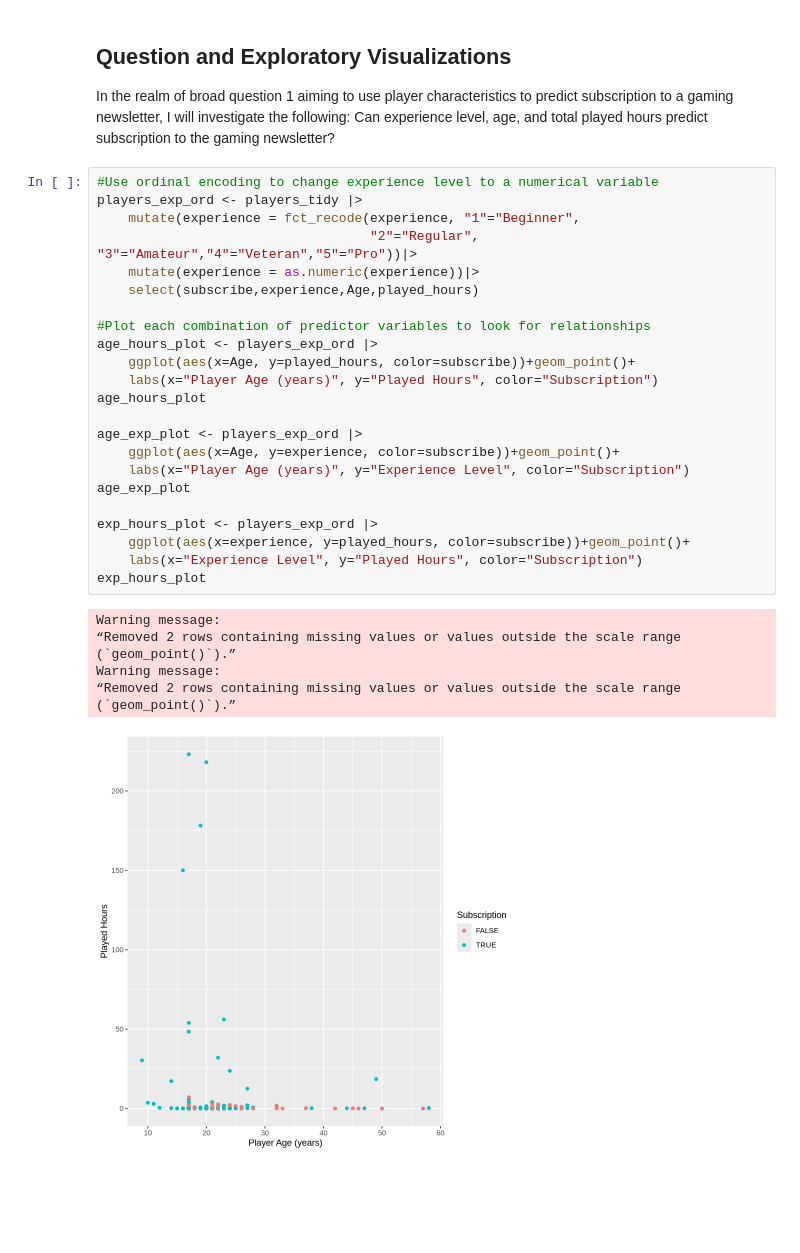
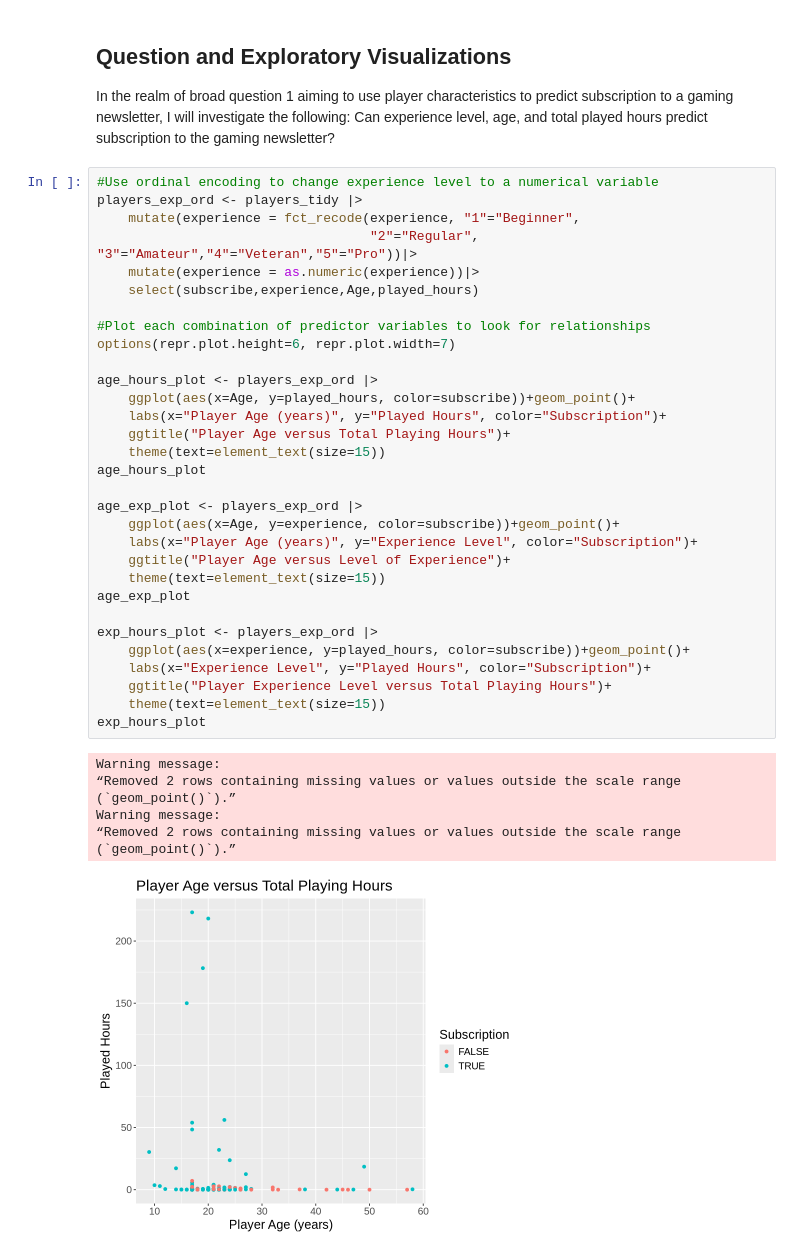
Before and after one commit to beccaphilip/ind_planning_project, a Jupyter notebook: planning.ipynb, the cells around one changed output. Cells and saved outputs as stored; diff of their text form; blank space fills up the shorter version.

```diff
--- a/planning.ipynb
+++ b/planning.ipynb
@@ -204,31 +188,39 @@ In the realm of broad question 1 aiming to use player characteristics to predict
 # %%
 #Use ordinal encoding to change experience level to a numerical variable
 players_exp_ord <- players_tidy |>
     mutate(experience = fct_recode(experience, "1"="Beginner",
                                    "2"="Regular", "3"="Amateur","4"="Veteran","5"="Pro"))|>
     mutate(experience = as.numeric(experience))|>
     select(subscribe,experience,Age,played_hours)
 
 #Plot each combination of predictor variables to look for relationships
+options(repr.plot.height=6, repr.plot.width=7)
+
 age_hours_plot <- players_exp_ord |>
     ggplot(aes(x=Age, y=played_hours, color=subscribe))+geom_point()+
-    labs(x="Player Age (years)", y="Played Hours", color="Subscription")
+    labs(x="Player Age (years)", y="Played Hours", color="Subscription")+
+    ggtitle("Player Age versus Total Playing Hours")+
+    theme(text=element_text(size=15))
 age_hours_plot
 
 age_exp_plot <- players_exp_ord |>
     ggplot(aes(x=Age, y=experience, color=subscribe))+geom_point()+
-    labs(x="Player Age (years)", y="Experience Level", color="Subscription")
+    labs(x="Player Age (years)", y="Experience Level", color="Subscription")+
+    ggtitle("Player Age versus Level of Experience")+
+    theme(text=element_text(size=15))
 age_exp_plot
 
 exp_hours_plot <- players_exp_ord |>
     ggplot(aes(x=experience, y=played_hours, color=subscribe))+geom_point()+
-    labs(x="Experience Level", y="Played Hours", color="Subscription")
+    labs(x="Experience Level", y="Played Hours", color="Subscription")+
+    ggtitle("Player Experience Level versus Total Playing Hours")+
+    theme(text=element_text(size=15))
 exp_hours_plot
 # %% [output]
 Warning message:
 “Removed 2 rows containing missing values or values outside the scale range
 (`geom_point()`).”
 Warning message:
 “Removed 2 rows containing missing values or values outside the scale range
 (`geom_point()`).”
-[figure, old version]
+[figure, new version]
```
Also changed, not shown: parts of 4 cells of this notebook.
